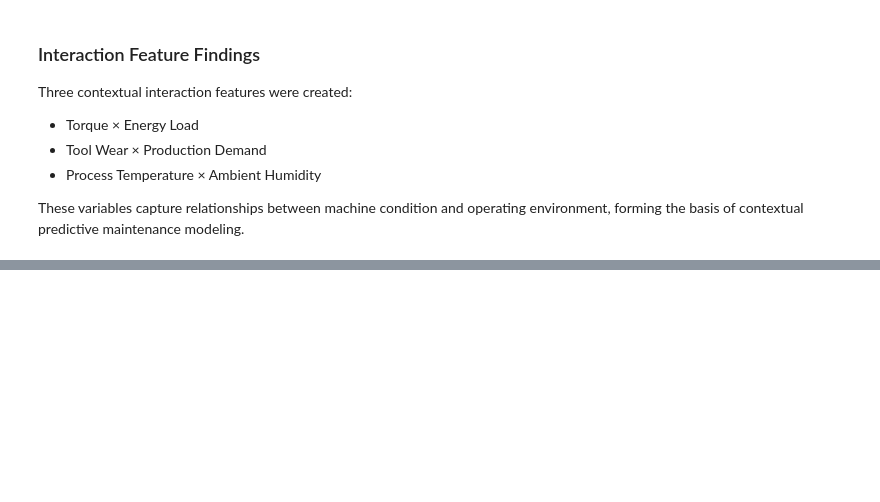
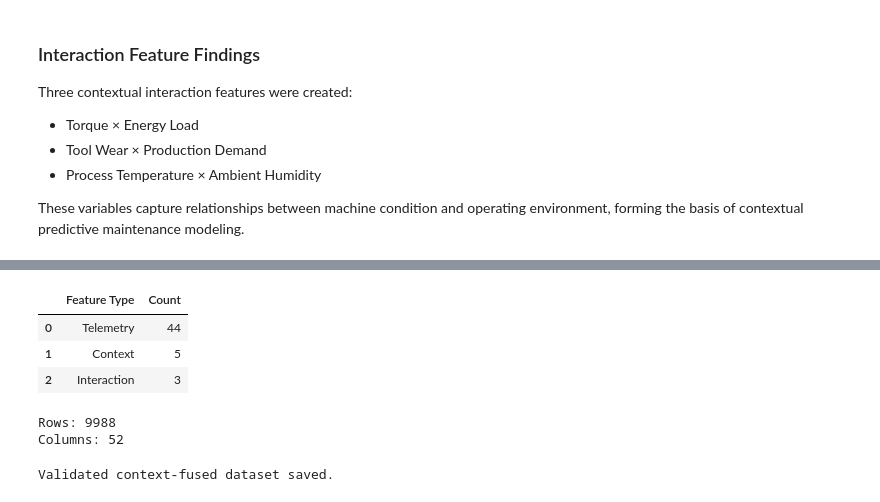
Before and after one commit to snpdsai/predictive-maintenance-contextual-ai, a Jupyter notebook: notebooks/02_context_fusion.ipynb, the cells around one changed output, grey strips where cells are left out. Cells and saved outputs as stored; diff of their text form; code cells hidden in the pictures; blank space fills up the shorter version.

Commit message:
Validate contextual data fusion and feature inventory

```diff
--- a/notebooks/02_context_fusion.ipynb
+++ b/notebooks/02_context_fusion.ipynb
@@ -583,0 +596,14 @@ These variables capture relationships between machine condition and operating en
+# %%
+context_cols = [
+    "ambient_humidity",
+    "energy_load_index",
+    "production_demand",
+    "days_since_maintenance",
+    "shift",
+]
+
+interaction_cols = ["torque_x_load", "wear_x_demand", "temp_x_humidity"]
+
+print("Context Features:", len(context_cols))
+
+print("Interaction Features:", len(interaction_cols))
@@ -583,0 +628,27 @@ These variables capture relationships between machine condition and operating en
+# %%
+context_summary = pd.DataFrame(
+    {
+        "Feature Type": ["Telemetry", "Context", "Interaction"],
+        "Count": [44, len(context_cols), len(interaction_cols)],
+    }
+)
+
+context_summary
+# %% [output]
+|  | Feature Type | Count |
+| 0 | Telemetry | 44 |
+| 1 | Context | 5 |
+| 2 | Interaction | 3 |
+# %%
+print(f"Rows: {df.shape[0]}")
+
+print(f"Columns: {df.shape[1]}")
+# %% [output]
+Rows: 9988
+Columns: 52
+# %%
+df.to_csv("../data/processed/context_fused_validated.csv", index=False)
+
+print("Validated context-fused dataset saved.")
+# %% [output]
+Validated context-fused dataset saved.
```
Also changed, not shown: parts of 4 cells of this notebook, 2 other files.
